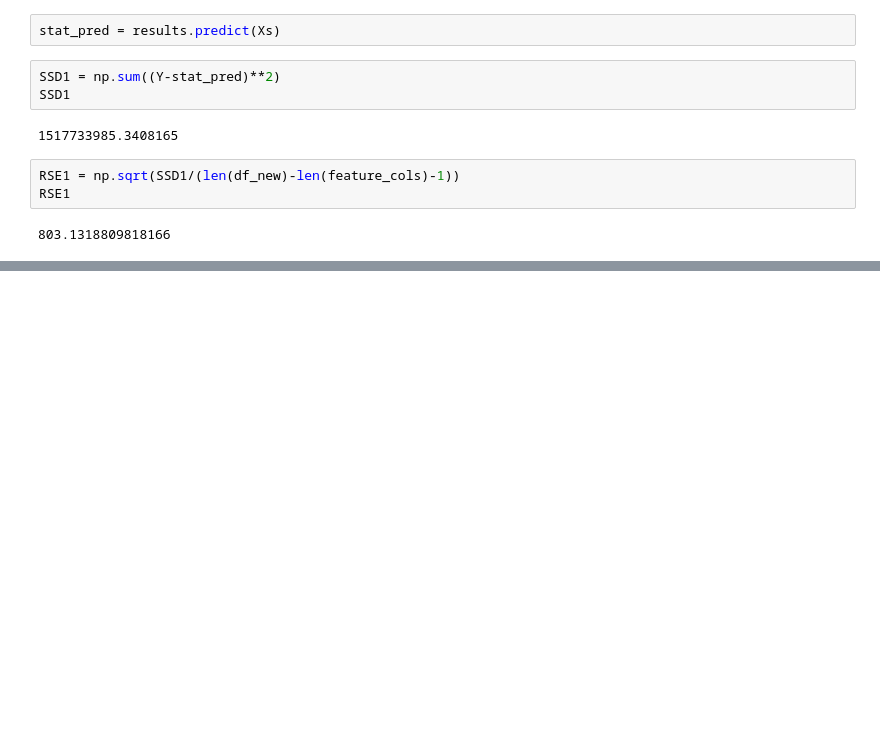
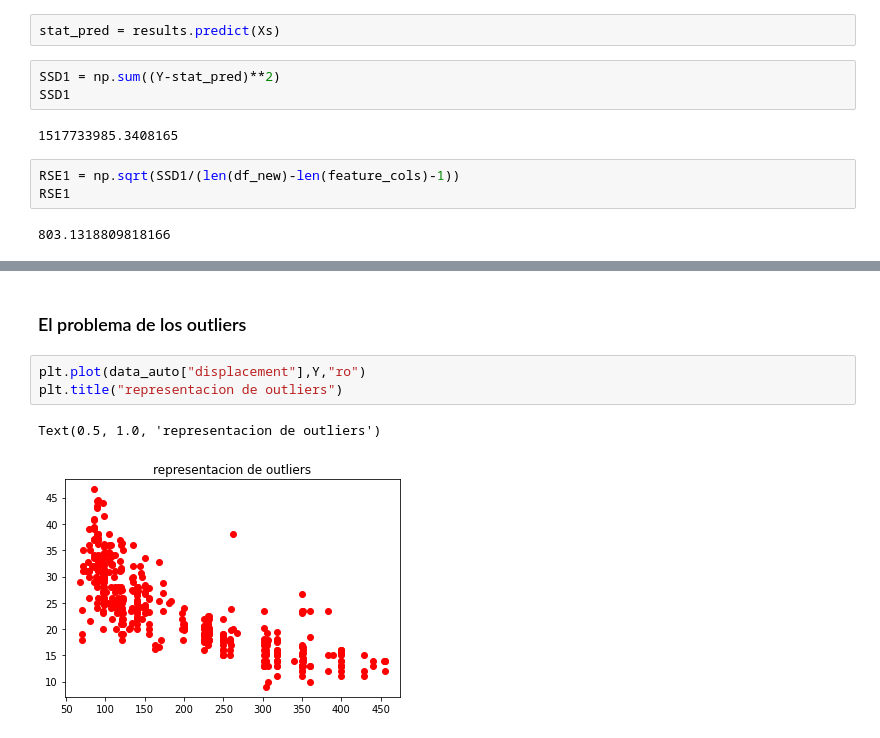
Before and after one commit to gonzalo71/TestGit, a Jupyter notebook: Udemy_exercices/Udemy_1.1_LRegresion.ipynb, the cells around one changed output, grey strips where cells are left out. Saved outputs shown, nothing was run; the diff lists cells and outputs as text; blank space fills up the shorter version.

```diff
--- a/Udemy_exercices/Udemy_1.1_LRegresion.ipynb
+++ b/Udemy_exercices/Udemy_1.1_LRegresion.ipynb
@@ -343,0 +524,8 @@ RSE1
+# %% [markdown]
+### El problema de los outliers
+# %%
+plt.plot(data_auto["displacement"],Y,"ro")
+plt.title("representacion de outliers")
+# %% [output]
+Text(0.5, 1.0, 'representacion de outliers')
+[figure, added]
```
Also changed, not shown: parts of 44 cells of this notebook.
